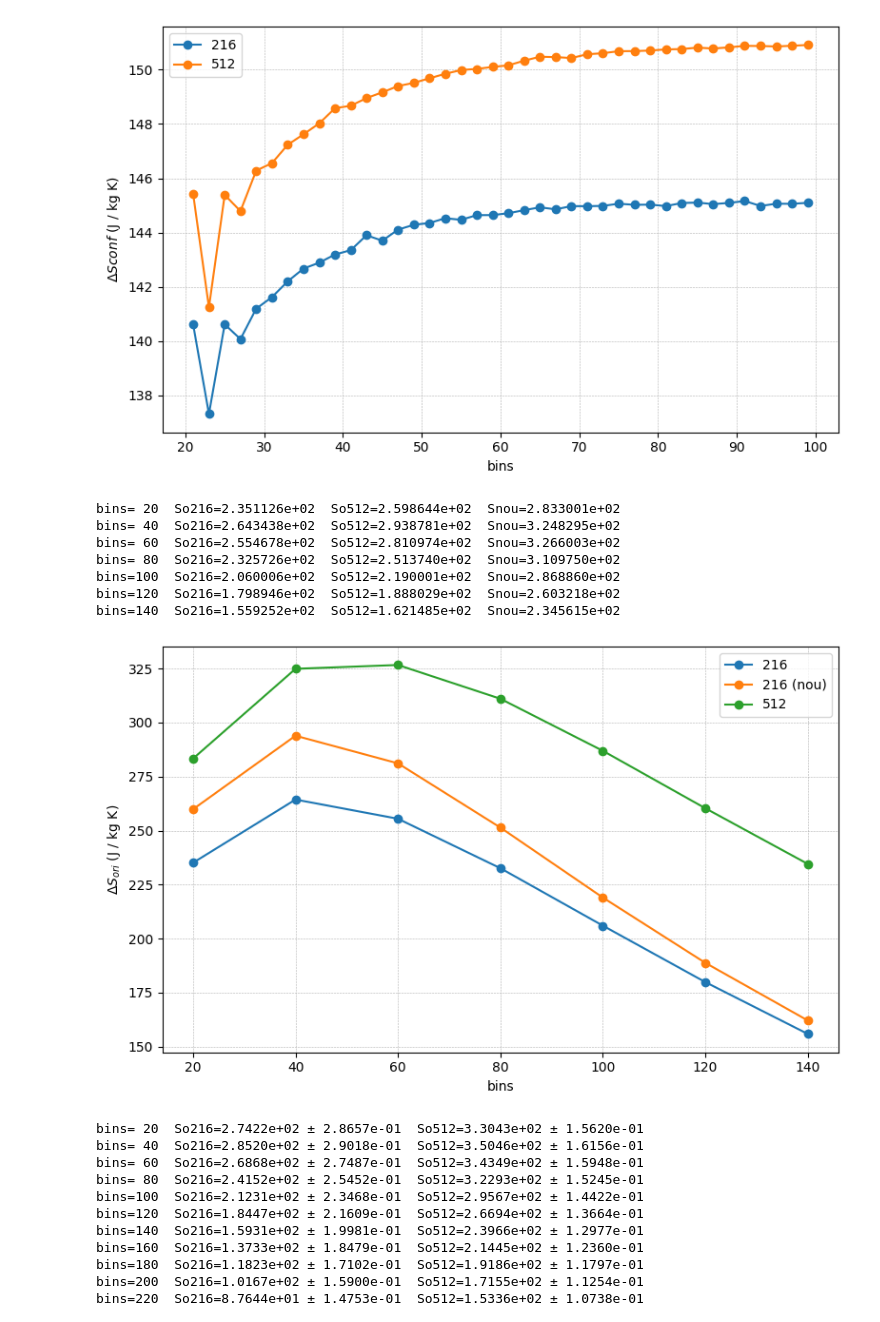
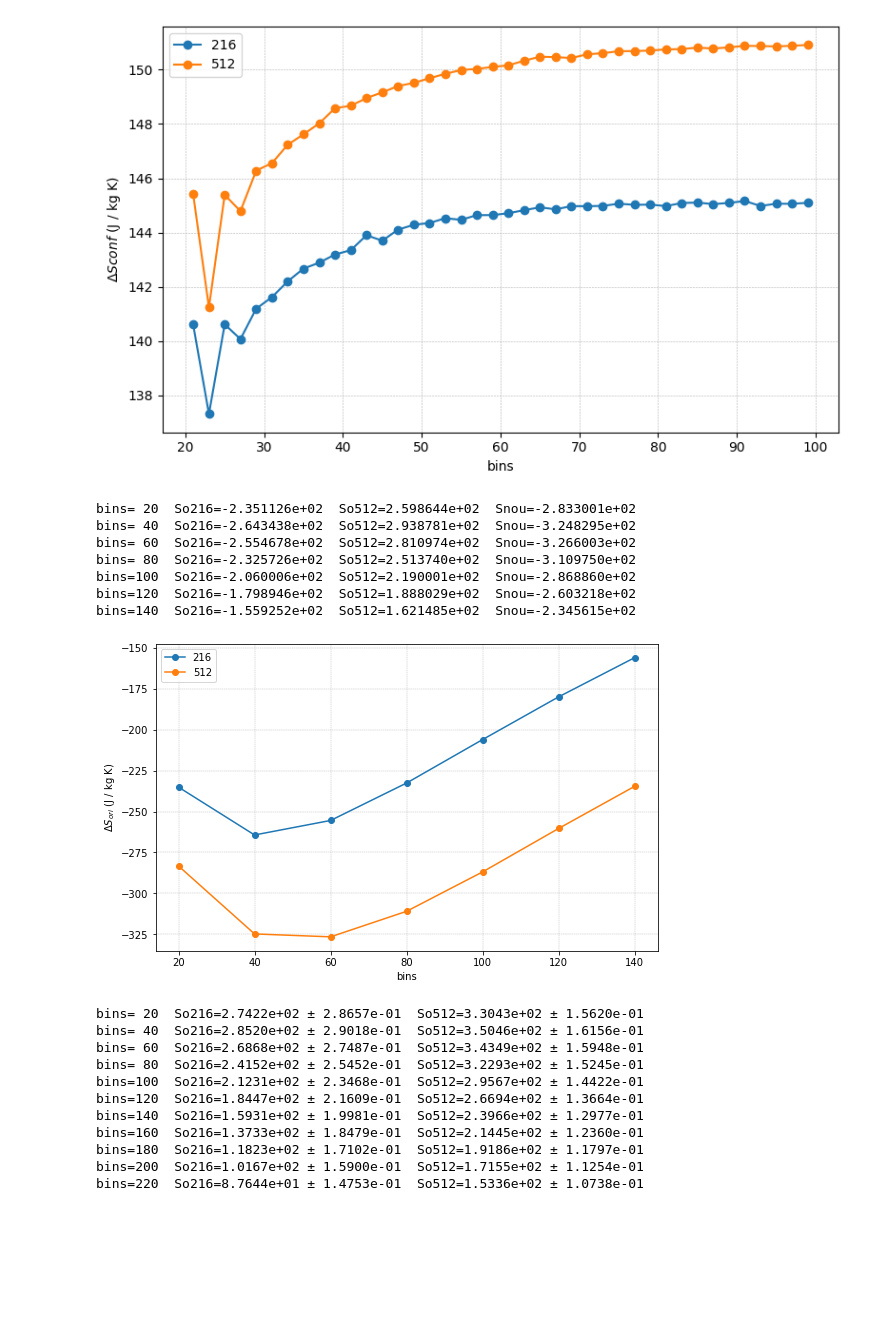
Before and after one commit to aressanu/ENTROPIES-25, a Jupyter notebook: pics_analysis.ipynb, the cells around one changed output. Saved outputs shown, nothing was run; the diff lists cells and outputs as text; code cells hidden in the pictures; blank space fills up the shorter version.

```diff
--- a/pics_analysis.ipynb
+++ b/pics_analysis.ipynb
@@ -272,48 +330,48 @@ def compare_entropy_ori_by_bins(bins_list,
 
         Snou_a = entropy_ori(file_nou_a, bins=b)
         Snou_b = entropy_ori(file_nou_b, bins=b)
         Snou.append(Snou_a - Snou_b)
 
     return np.array(So216), np.array(So512), np.array(Snou)
 
 bins_list = np.arange(20, 151, 20)
 
-file_216_a = antic_abans(305, 1)
-file_216_b = antic_abans(300, 1)
-file_512_a = "/home/aressanuy/Desktop/doc/NPG/entropianou/antic/ang_ori_0_305.dat"
-file_512_b = "/home/aressanuy/Desktop/doc/NPG/entropianou/antic/ang_ori_0_300.dat"
-file_nou_a = nou_abans(305, 1)
-file_nou_b = nou_abans(300, 1)
+file_216_a = antic_abans(1)
+file_216_b = antic_despres(1)
+file_512_a = "/Users/aressanuylatorre/Desktop/doc/NPG/antfiles/ang_ori_0_305.dat"
+file_512_b = "/Users/aressanuylatorre/Desktop/doc/NPG/antfiles/ang_ori_0_300.dat"
+file_nou_a = nou_abans(1)
+file_nou_b = nou_despres(1)
 
 So216, So512, Snou = compare_entropy_ori_by_bins(
     bins_list,
     file_216_a, file_216_b,
     file_512_a, file_512_b,
     file_nou_a, file_nou_b
 )
 
 for b, s216, s512, snou in zip(bins_list, So216, So512, Snou):
     print(f"bins={b:3d}  So216={s216:.6e}  So512={s512:.6e}  Snou={snou:.6e}")
 
 plt.figure(figsize=(8, 5))
 plt.plot(bins_list, So216, '-o', label='216')
-plt.plot(bins_list, So512, '-o', label='216 (nou)')
+#plt.plot(bins_list, So512, '-o', label='216 (nou)')
 plt.plot(bins_list, Snou,  '-o', label='512')
 plt.xlabel('bins')
 plt.ylabel(r'$\Delta S_{ori}$ (J / kg K)')
 plt.legend()
 plt.grid(True, ls='--', lw=0.4)
 plt.tight_layout()
 plt.show()
 # %% [output]
-bins= 20  So216=2.351126e+02  So512=2.598644e+02  Snou=2.833001e+02
-bins= 40  So216=2.643438e+02  So512=2.938781e+02  Snou=3.248295e+02
-bins= 60  So216=2.554678e+02  So512=2.810974e+02  Snou=3.266003e+02
-bins= 80  So216=2.325726e+02  So512=2.513740e+02  Snou=3.109750e+02
-bins=100  So216=2.060006e+02  So512=2.190001e+02  Snou=2.868860e+02
-bins=120  So216=1.798946e+02  So512=1.888029e+02  Snou=2.603218e+02
-bins=140  So216=1.559252e+02  So512=1.621485e+02  Snou=2.345615e+02
+bins= 20  So216=-2.351126e+02  So512=2.598644e+02  Snou=-2.833001e+02
+bins= 40  So216=-2.643438e+02  So512=2.938781e+02  Snou=-3.248295e+02
+bins= 60  So216=-2.554678e+02  So512=2.810974e+02  Snou=-3.266003e+02
+bins= 80  So216=-2.325726e+02  So512=2.513740e+02  Snou=-3.109750e+02
+bins=100  So216=-2.060006e+02  So512=2.190001e+02  Snou=-2.868860e+02
+bins=120  So216=-1.798946e+02  So512=1.888029e+02  Snou=-2.603218e+02
+bins=140  So216=-1.559252e+02  So512=1.621485e+02  Snou=-2.345615e+02
-[figure, old version]
+[figure, new version]
 # %%
 def entropy_ori_with_error(fname, bins=70):
     """Entropia orientacional + error estadístic."""
```
Also changed, not shown: parts of 4 cells of this notebook.
